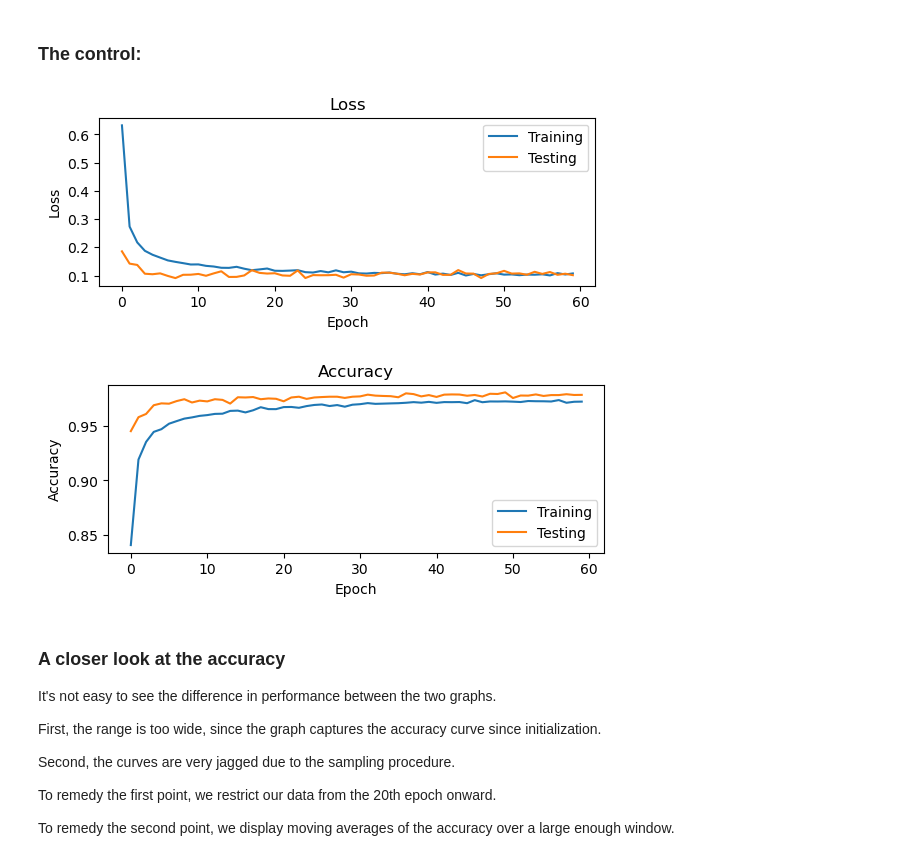
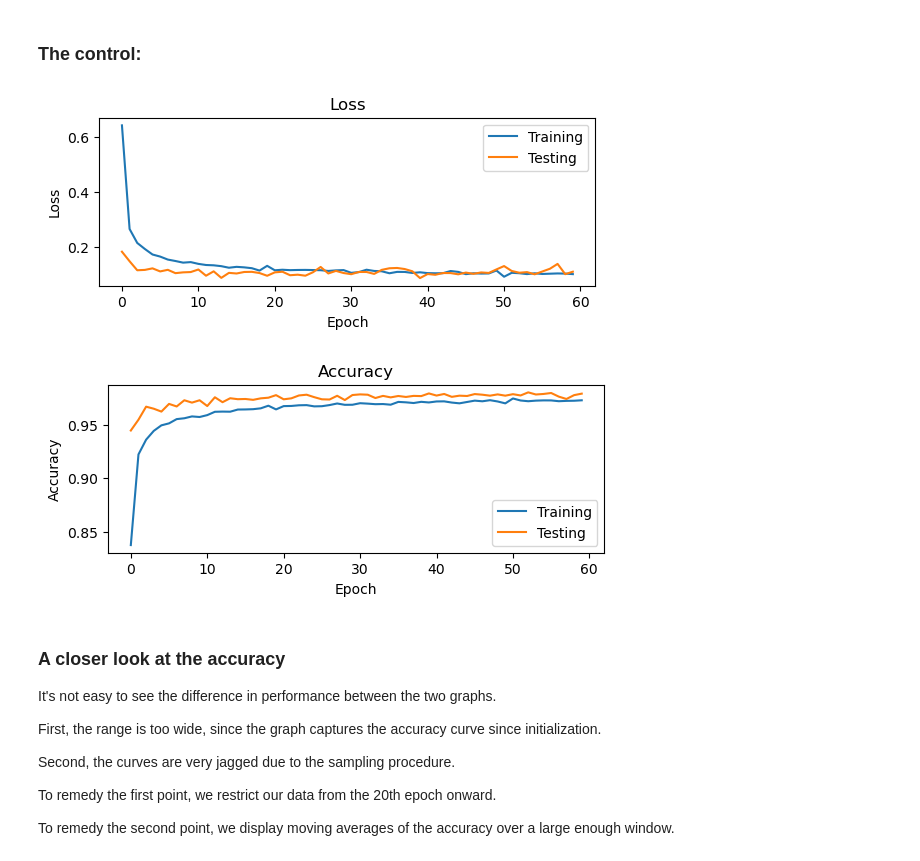
Before and after one commit to mtienni/cpsc552project, a Jupyter notebook: code.ipynb, the cells around one changed output. Cells and saved outputs as stored; diff of their text form; code cells hidden in the pictures.

```diff
--- a/code.ipynb
+++ b/code.ipynb
@@ -445,31 +446,31 @@ plot_metrics(train_accuracies, test_accuracies, xlabel="Epoch", ylabel="Accuracy
 # %%
 batch_size = 128
 learning_rate = 1e-3
 epochs = 60
 input_dim = 784
 hidden_dim_list = [300, 100]
 output_dim = 10
 
 model_ctrl = SimpleMLP(input_dim=input_dim, output_dim=output_dim, hidden_dim_list=hidden_dim_list, dropout_prob=0.2)
 loss_fn = torch.nn.CrossEntropyLoss()
 optimizer = torch.optim.Adam(model_ctrl.parameters(), lr=learning_rate, weight_decay=1e-4)
 
 train_loader = torch.utils.data.DataLoader(train_dataset, batch_size=batch_size)
 test_loader = torch.utils.data.DataLoader(test_dataset, batch_size=batch_size)
 
-train_losses_ctrl, test_losses_ctrl, train_accuracies_ctrl, test_accuracies_ctrl = train(model_ctrl, loss_fn, train_loader, test_loader, optimizer, epochs=epochs, lambda_dropout=1.0)
+train_losses_ctrl, test_losses_ctrl, train_accuracies_ctrl, test_accuracies_ctrl = train(model_ctrl, loss_fn, train_loader, test_loader, optimizer, epochs=epochs, lambda_dropout=0.0)
 
 #save model
 save_path = 'data/model_ctrl.pth'
 torch.save(model_ctrl.state_dict(), save_path)
 
 plt.subplot(2, 1, 1)
 plot_metrics(train_losses_ctrl, test_losses_ctrl, xlabel="Epoch", ylabel="Loss", title="Loss")
 plt.subplot(2, 1, 2)
 plot_metrics(train_accuracies_ctrl, test_accuracies_ctrl, xlabel="Epoch", ylabel="Accuracy", title="Accuracy")
 # %% [output]
-[figure, old version]
+[figure, new version]
-[figure, old version]
+[figure, new version]
 # %% [markdown]
 ### A closer look at the accuracy
 
```
Also changed, not shown: parts of 18 cells of this notebook.
